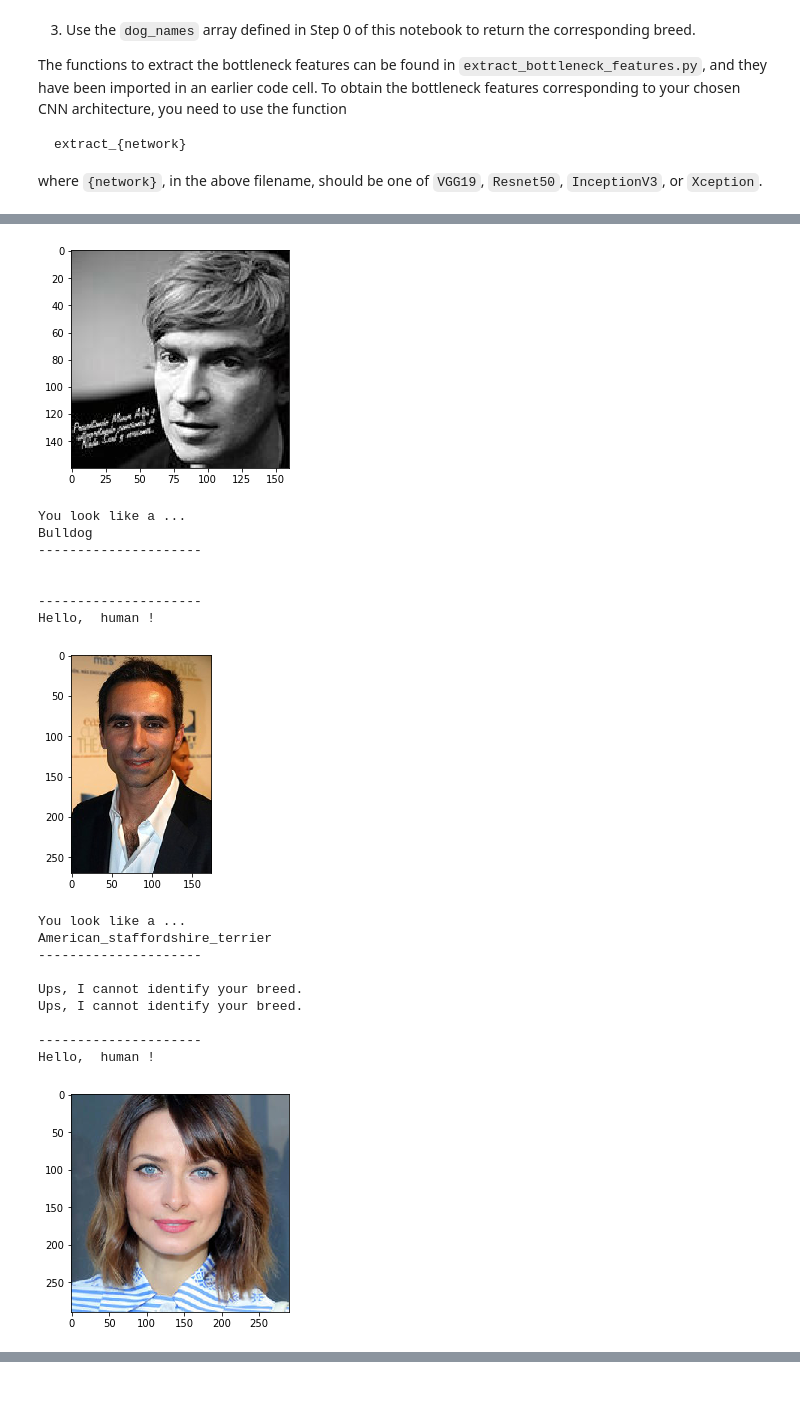
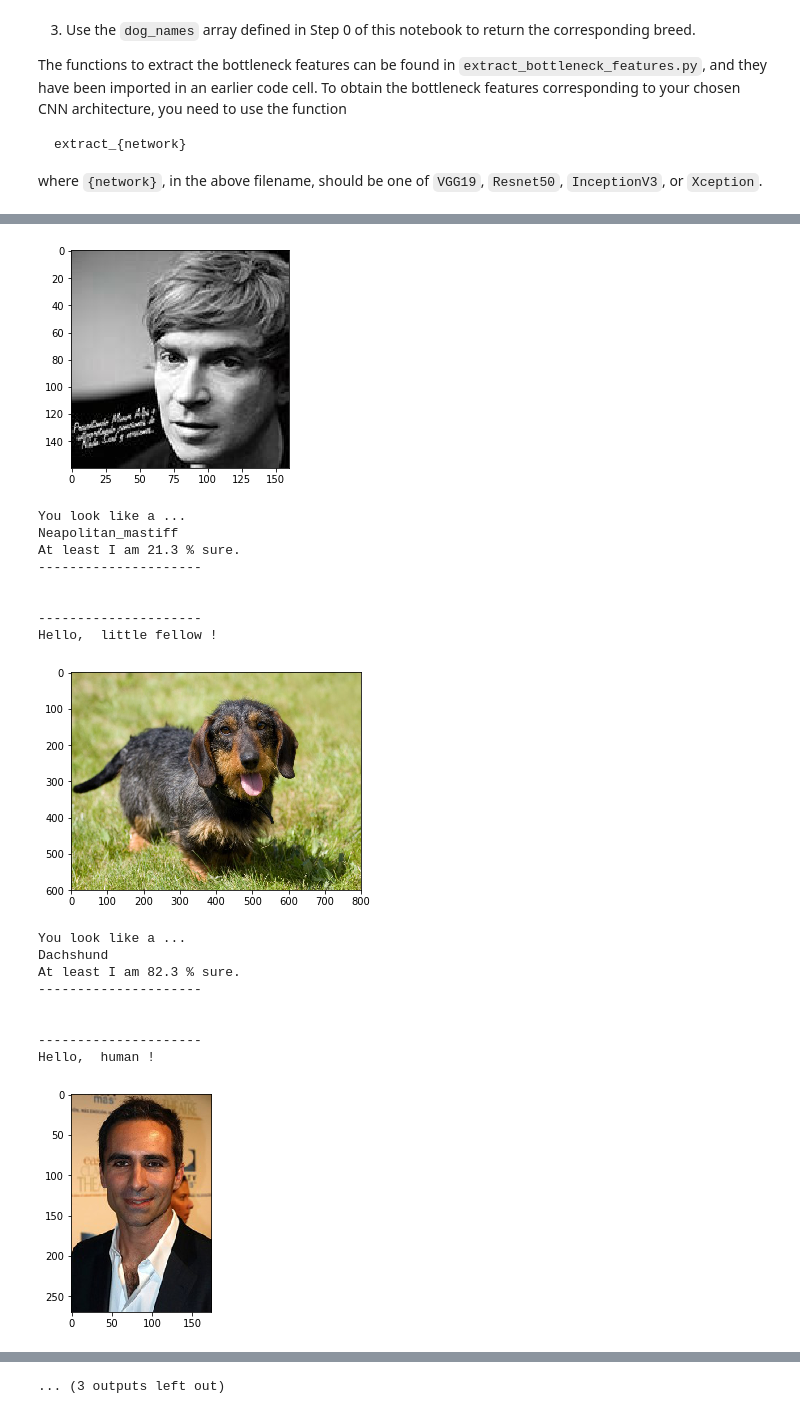
Before and after one commit to ck24/dog-project, a Jupyter notebook: dog_app.ipynb, the cells around one changed output, grey strips where cells are left out. Cells and saved outputs as stored; diff of their text form; code cells hidden in the pictures.

Commit message:
Answer question 5 in more detail add images

```diff
--- a/dog_app.ipynb
+++ b/dog_app.ipynb
@@ -594,6 +596,7 @@ From there I added an extra convulotional layer before the global average poolin
 VGG19_model = Sequential()
 VGG19_model.add(Conv2D(filters=16, kernel_size=2, padding='same', activation='relu', input_shape=train_VGG19.shape[1:]))
 VGG19_model.add(GlobalAveragePooling2D())
+VGG19_model.add(BatchNormalization())
 VGG19_model.add(Dense(700, activation='tanh'))
 VGG19_model.add(Dropout(0.5))
 VGG19_model.add(Dense(133, activation='softmax'))
@@ -700,7 +705,8 @@ def VGG19_predict_breed(img_path):
     # obtain predicted vector
     predicted_vector = VGG19_model.predict(bottleneck_feature)
     # return dog breed that is predicted by the model
-    return dog_names[np.argmax(predicted_vector)]
+    index = np.argmax(predicted_vector)
+    return dog_names[index], predicted_vector[0][index] * 100
 # %% [markdown]
 ---
 <a id='step6'></a>
@@ -722,6 +728,7 @@ Some sample output for our algorithm is provided below, but feel free to design
 # %%
 ### TODO: Write your algorithm.
 ### Feel free to use as many code cells as needed.
+
 def show_image(img_path):
     # load color (BGR) image
     img = cv2.imread(img_path)
@@ -735,11 +742,12 @@ def show_image(img_path):
 def show_breed(img_path, kind):
     print()
     print('---------------------')
-    breed = VGG19_predict_breed(img_path)
+    breed, percentage = VGG19_predict_breed(img_path)
     print('Hello, ', kind, '!')
     show_image(img_path)
     print('You look like a ...')
     print(breed)
+    print('At least I am', '{:.1f}'.format(percentage),'% sure.')
     print('---------------------')
     print()
 
@@ -777,7 +785,9 @@ Possible points of improvement:
 detect_breed('images/Brittany_02625.jpg')
 detect_breed('images/Labrador_retriever_06455.jpg')
 detect_breed('images/matthew_caws.jpeg')
+detect_breed('images/rauhhaardackel.jpeg')
 detect_breed('images/nestor_carbonell.jpg')
+detect_breed('images/border_collie.jpeg')
 detect_breed('images/cat.jpeg')
 detect_breed('images/puffin.jpeg')
 detect_breed('images/eva_padberg.jpeg')
@@ -798,25 +810,25 @@ Chesapeake_bay_retriever
 ---------------------
 
 
 ---------------------
 Hello,  human !
 [figure]
 You look like a ...
-Bulldog
+Neapolitan_mastiff
+At least I am 21.3 % sure.
 ---------------------
 
 
 ---------------------
-Hello,  human !
+Hello,  little fellow !
-[figure, old version]
+[figure, new version]
 You look like a ...
-American_staffordshire_terrier
+Dachshund
+At least I am 82.3 % sure.
 ---------------------
 
-Ups, I cannot identify your breed.
-Ups, I cannot identify your breed.
 
 ---------------------
 Hello,  human !
-[figure, old version]
+[figure, new version]
 You look like a ...
@@ -824,0 +843 @@ English_toy_spaniel
+... (3 outputs left out)
```
Also changed, not shown: parts of 9 cells of this notebook, 4 other files.
